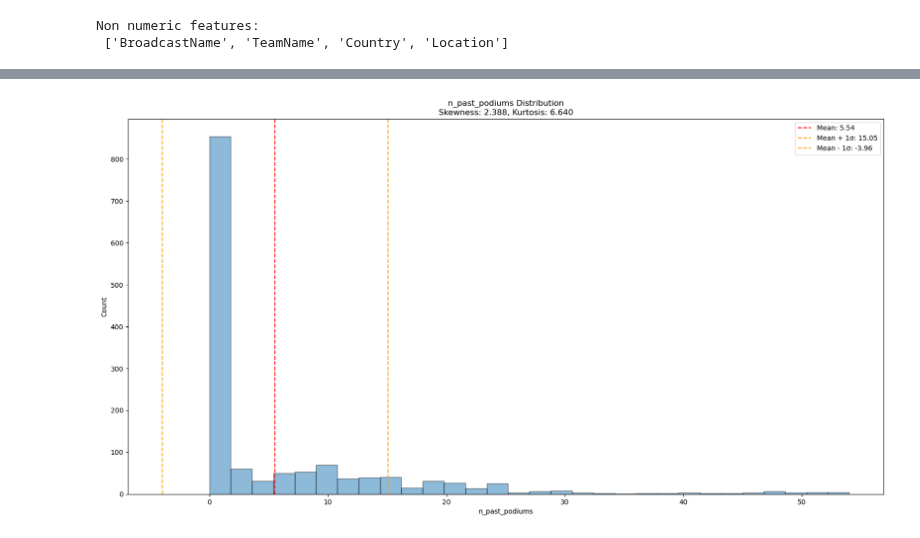
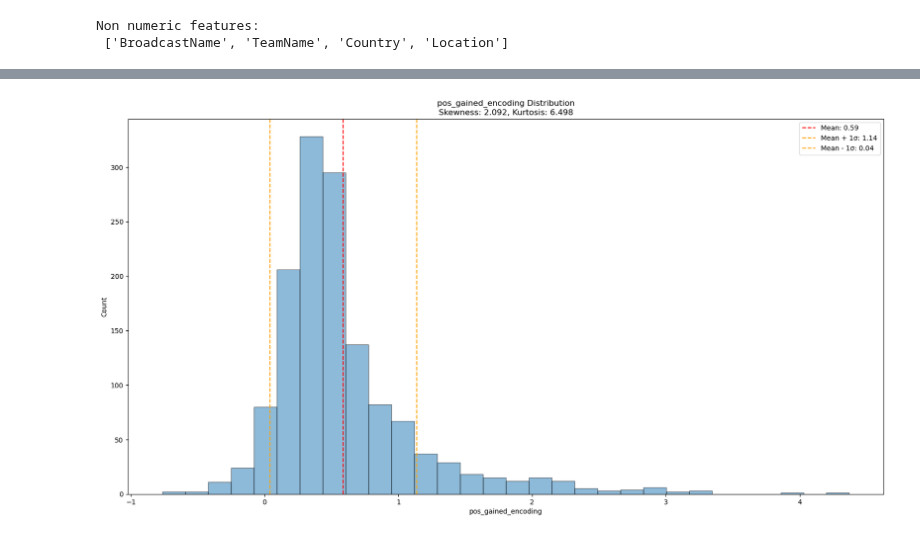
Before and after one commit to rohank36/f1, a Jupyter notebook: experiment.ipynb, the cells around one changed output, grey strips where cells are left out. Cells and saved outputs as stored; diff of their text form; code cells hidden in the pictures.

```diff
--- a/experiment.ipynb
+++ b/experiment.ipynb
@@ -79,9 +81,9 @@ Index(['DriverNumber', 'BroadcastName', 'TeamName', 'Round_Number', 'Country',
        'lag_Sector3Time', 'lag_SpeedST', 'lag_stint', 'lag_lap_time'],
       dtype='object')
 # %%
-analysis.plot_prob_dist("n_past_podiums")
+analysis.plot_prob_dist("pos_gained_encoding")
 # %% [output]
-[figure, old version]
+[figure, new version]
 # %%
 analysis.plot_prob_dist("driver_encoding")
 # %% [output]
```
Also changed, not shown: parts of 11 cells of this notebook, 4 other files.
